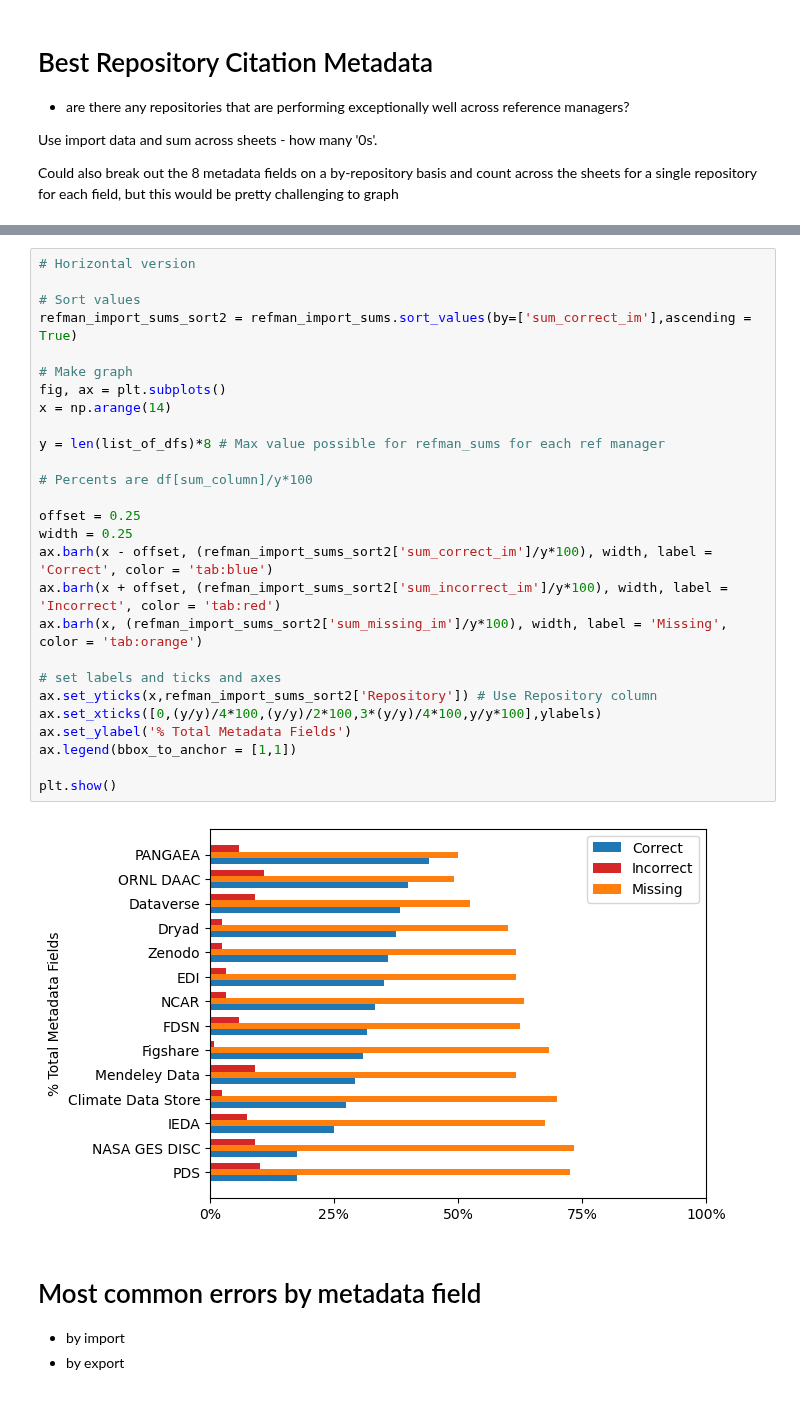
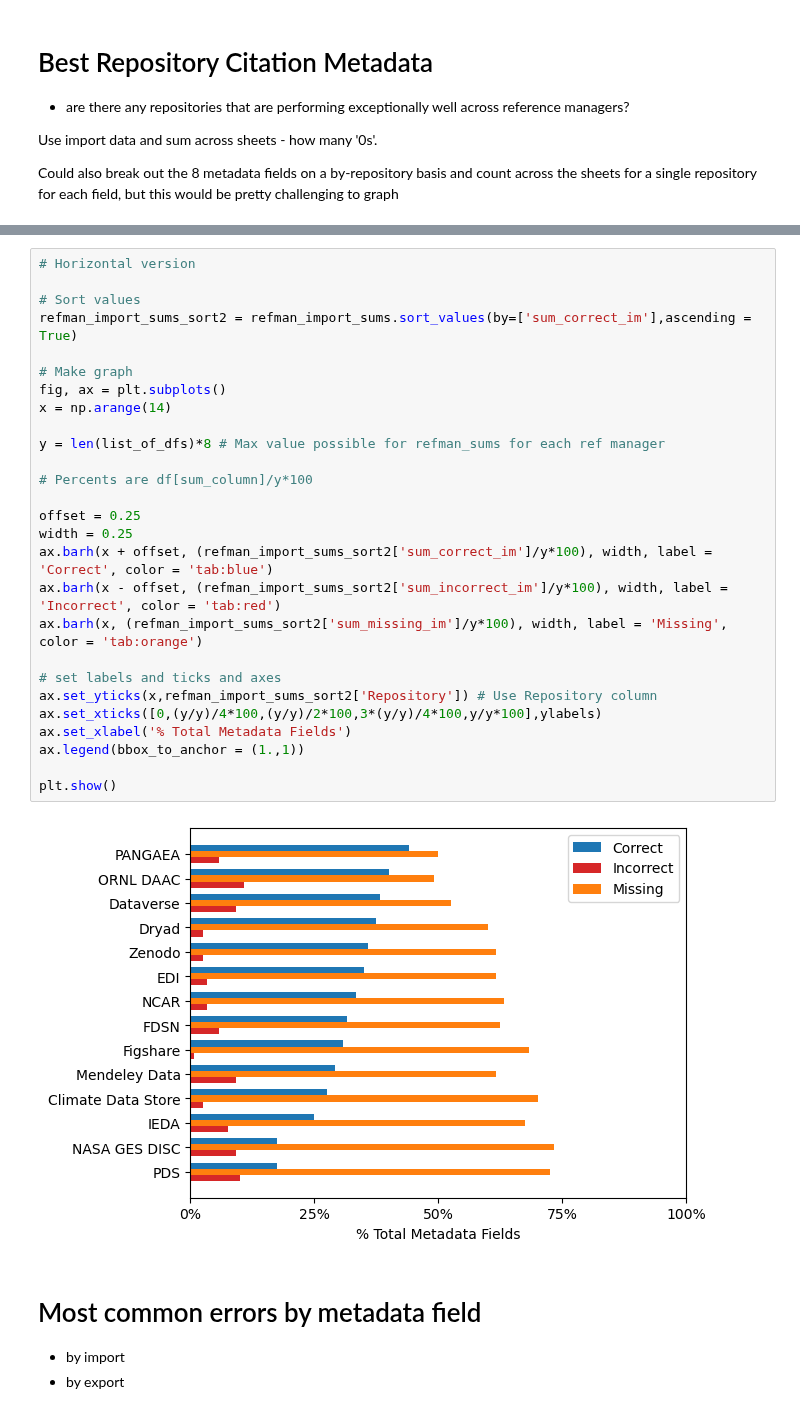
Before and after one commit to kvrouwenvelder/reference-manager-analysis, a Jupyter notebook: reference-manager-citations-ESIP.ipynb, the cells around one changed output, grey strips where cells are left out. Drawn from its saved outputs; the diff is of its cells as text.

```diff
--- a/reference-manager-citations-ESIP.ipynb
+++ b/reference-manager-citations-ESIP.ipynb
@@ -436,32 +463,32 @@ plt.show()
 # %%
 # Horizontal version
 
 # Sort values
 refman_import_sums_sort2 = refman_import_sums.sort_values(by=['sum_correct_im'],ascending = True)
 
 # Make graph
 fig, ax = plt.subplots()
 x = np.arange(14)
 
 y = len(list_of_dfs)*8 # Max value possible for refman_sums for each ref manager
 
 # Percents are df[sum_column]/y*100
 
 offset = 0.25
 width = 0.25
-ax.barh(x - offset, (refman_import_sums_sort2['sum_correct_im']/y*100), width, label = 'Correct', color = 'tab:blue')
-ax.barh(x + offset, (refman_import_sums_sort2['sum_incorrect_im']/y*100), width, label = 'Incorrect', color = 'tab:red')
+ax.barh(x + offset, (refman_import_sums_sort2['sum_correct_im']/y*100), width, label = 'Correct', color = 'tab:blue')
+ax.barh(x - offset, (refman_import_sums_sort2['sum_incorrect_im']/y*100), width, label = 'Incorrect', color = 'tab:red')
 ax.barh(x, (refman_import_sums_sort2['sum_missing_im']/y*100), width, label = 'Missing', color = 'tab:orange')
 
 # set labels and ticks and axes
 ax.set_yticks(x,refman_import_sums_sort2['Repository']) # Use Repository column
 ax.set_xticks([0,(y/y)/4*100,(y/y)/2*100,3*(y/y)/4*100,y/y*100],ylabels)
-ax.set_ylabel('% Total Metadata Fields')
-ax.legend(bbox_to_anchor = [1,1])
+ax.set_xlabel('% Total Metadata Fields')
+ax.legend(bbox_to_anchor = (1.,1))
 
 plt.show()
 # %% [output]
-[figure, old version]
+[figure, new version]
 # %% [markdown]
 # Most common errors by metadata field
 
```
Also changed, not shown: parts of 14 cells of this notebook.
